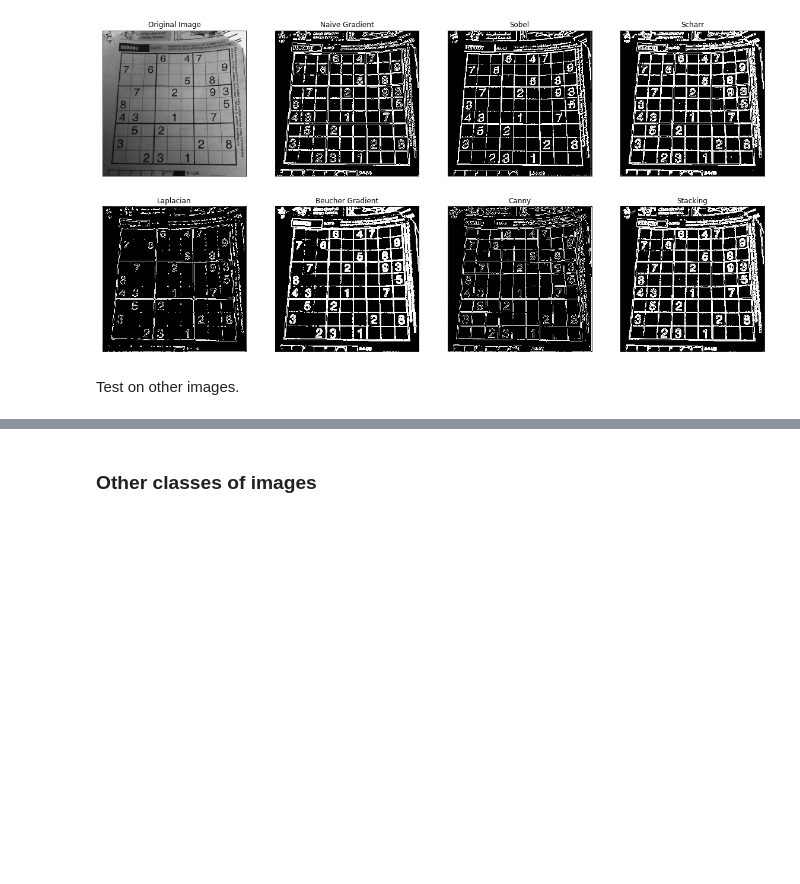
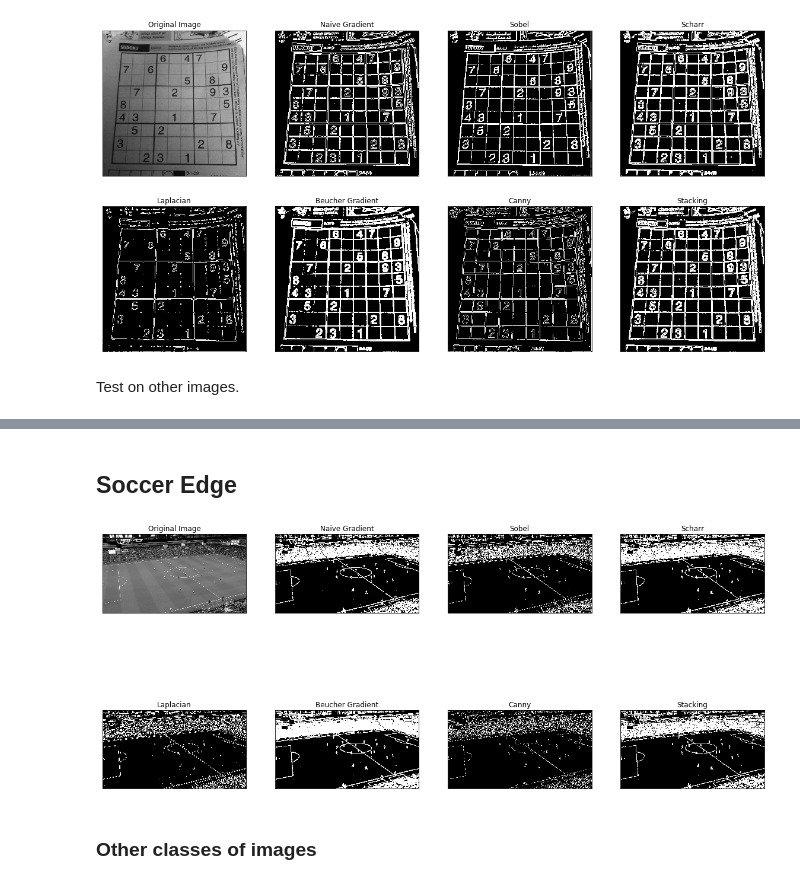
Before and after one commit to hokolomopo/Edge-and-Ellipse-detection, a Jupyter notebook: Report.ipynb, the cells around one changed output, grey strips where cells are left out. Saved outputs shown, nothing was run; the diff lists cells and outputs as text; code cells hidden in the pictures; blank space fills up the shorter version.

Commit message:
add soccer tuning + other classes

```diff
--- a/Report.ipynb
+++ b/Report.ipynb
@@ -184,2 +186,21 @@ tools.multiPlot(2, 4,
+# %% [markdown]
+## Soccer Edge
+# %%
+img = load_gray_img("img/soccer.png")
+
+naive_grad = get_optimal_grads("soccer", "soccer", "Naive Gradient")
+sobel_grad = get_optimal_grads("soccer", "soccer", "Sobel")
+scharr_grad = get_optimal_grads("soccer", "soccer", "Scharr")
+canny_grad = get_optimal_grads("soccer", "soccer", "Canny")
+beucher_grad = get_optimal_grads("soccer", "soccer", "Beucher")
+stacking_grad = get_optimal_grads("soccer", "soccer", "Stacking")
+laplacian_grad = get_optimal_grads("soccer", "soccer", "Laplacian")
+
+tools.multiPlot(2, 4,
+        (img, naive_grad, sobel_grad, scharr_grad, laplacian_grad, beucher_grad, canny_grad, stacking_grad),
+        ('Original Image', 'Naive Gradient', 'Sobel', 'Scharr', 'Laplacian', 'Beucher Gradient', 'Canny', 'Stacking'),
+        cmap_tuple=(cm.gray, cm.gray, cm.gray, cm.gray, cm.gray, cm.gray, cm.gray, cm.gray))
+# %% [output]
+[figure, added]
 # %% [markdown]
 ### Other classes of images
```
Also changed, not shown: parts of 7 cells of this notebook, 2 other files.
